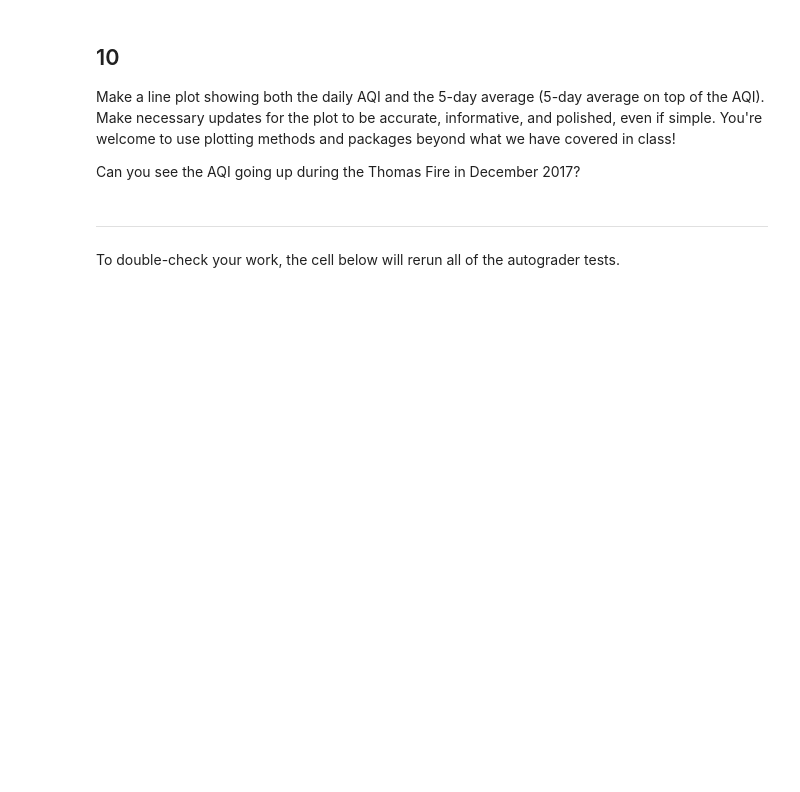
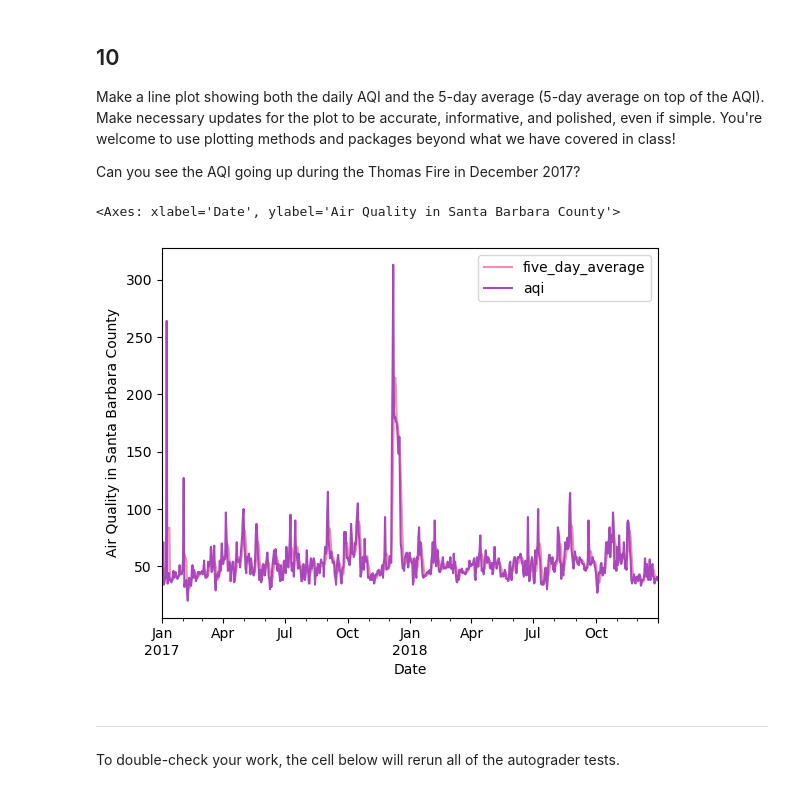
Before and after one commit to eowen19/eds220-hwk2, a Jupyter notebook: task3/hwk2-task3-aqi.ipynb, the cells around one changed output. Drawn from its saved outputs; the diff is of its cells as text; code cells hidden in the pictures; blank space fills up the shorter version.

```diff
--- a/task3/hwk2-task3-aqi.ipynb
+++ b/task3/hwk2-task3-aqi.ipynb
@@ -312,4 +306,4 @@ q8 results: All test cases passed!
 
 Without creating any new variables, add the mean of the AQI over a 5-day rolling window as a new column named `five_day_average` to the `aqi_sb` data frame.
 # %%
-aqi_sb
+aqi_sb['five_day_average'] = rolling_average
@@ -322,6 +324,16 @@ grader.check("q9")
 Make a line plot showing both the daily AQI and the 5-day average (5-day average on top of the AQI). Make necessary updates for the plot to be accurate, informative, and polished, even if simple. You're welcome to use plotting methods and packages beyond what we have covered in class!
 
 Can you see the AQI going up during the Thomas Fire in December 2017?
+# %%
+aqi_sb.plot(
+           y=['five_day_average','aqi'],
+           xlabel = 'Date',
+           ylabel = 'Air Quality in Santa Barbara County',
+            color = {'five_day_average': '#F48FB1',
+                    'aqi':'#AB47BC'})
+# %% [output]
+<Axes: xlabel='Date', ylabel='Air Quality in Santa Barbara County'>
+[figure, added]
 # %% [markdown]
 ---
 
```
Also changed, not shown: parts of 4 cells of this notebook.
